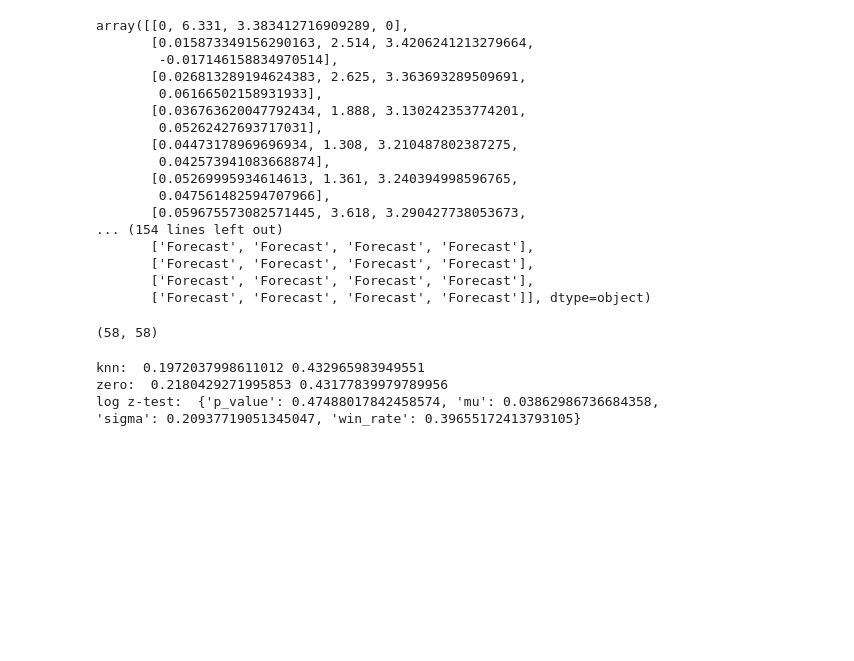
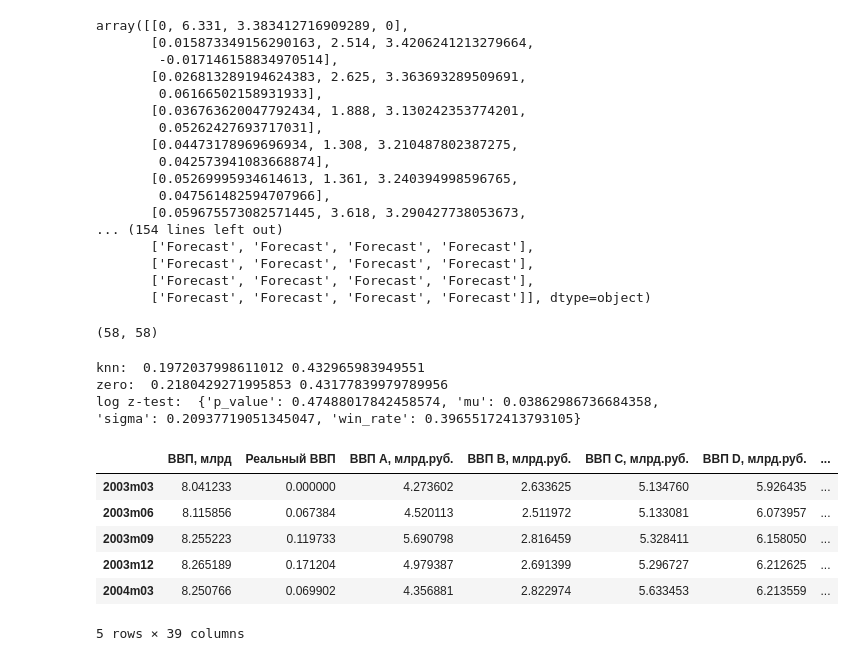
Before and after one commit to ods-pet-projects/spb-ai-hack2022, a Jupyter notebook: metamodel.ipynb, the cells around one changed output. Drawn from its saved outputs; the diff is of its cells as text; code cells hidden in the pictures; blank space fills up the shorter version.

```diff
--- a/metamodel.ipynb
+++ b/metamodel.ipynb
@@ -473,3 +492,15 @@ print('log z-test: ', log_z_test(knn_scores[1], zero_scores[1]))
 knn:  0.1972037998611012 0.432965983949551
 zero:  0.2180429271995853 0.43177839979789956
 log z-test:  {'p_value': 0.47488017842458574, 'mu': 0.03862986736684358, 'sigma': 0.20937719051345047, 'win_rate': 0.39655172413793105}
+# %%
+quartal_data = pd.read_excel("../../data/unzipped/Train.xlsx", skiprows=range(1,2), index_col=0,sheet_name=1)
+# %%
+quartal_data.head()
+# %% [output]
+|  | ВВП, млрд | Реальный ВВП | ВВП A, млрд.руб. | ВВП B, млрд.руб. | ВВП C, млрд.руб. | ВВП D, млрд.руб. | ... |
+| 2003m03 | 8.041233 | 0.000000 | 4.273602 | 2.633625 | 5.134760 | 5.926435 | ... |
+| 2003m06 | 8.115856 | 0.067384 | 4.520113 | 2.511972 | 5.133081 | 6.073957 | ... |
+| 2003m09 | 8.255223 | 0.119733 | 5.690798 | 2.816459 | 5.328411 | 6.158050 | ... |
+| 2003m12 | 8.265189 | 0.171204 | 4.979387 | 2.691399 | 5.296727 | 6.212625 | ... |
+| 2004m03 | 8.250766 | 0.069902 | 4.356881 | 2.822974 | 5.633453 | 6.213559 | ... |
+5 rows × 39 columns
```
Also changed, not shown: parts of 21 cells of this notebook.
